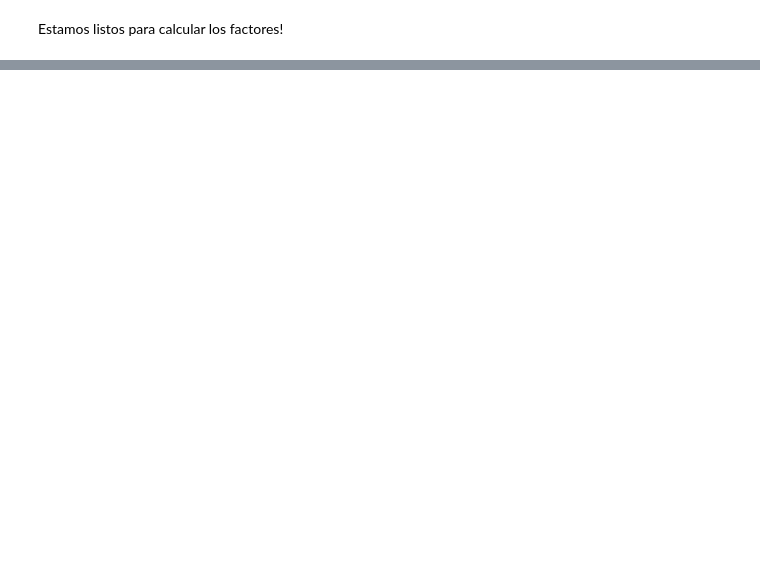
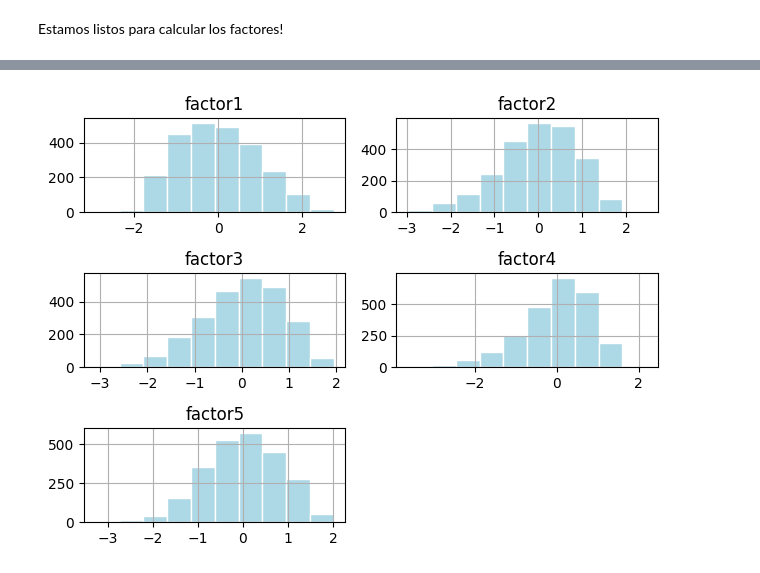
Before and after one commit to JhonZafra/Statistic_Concepts, a Jupyter notebook: SemanaXIII/FactorAnalysis.ipynb, the cells around one changed output, grey strips where cells are left out. Saved outputs shown, nothing was run; the diff lists cells and outputs as text; code cells hidden in the pictures; blank space fills up the shorter version.

```diff
--- a/SemanaXIII/FactorAnalysis.ipynb
+++ b/SemanaXIII/FactorAnalysis.ipynb
@@ -217,0 +349,5 @@ Estamos listos para calcular los factores!
+# %%
+fa= FactorAnalyzer(n_factors = 5, rotation = 'varimax')
+fa.fit(df0)
+loadings = fa.loadings_
+loadings
@@ -217,0 +372,3 @@ Estamos listos para calcular los factores!
+# %%
+factores = [ 'factor'+str(n + 1) for n in range(5)]
+factores
@@ -217,0 +427,4 @@ Estamos listos para calcular los factores!
+# %%
+data_t = pd.DataFrame(fa.transform(df0))
+data_t.columns = factores
+data_t
@@ -217,0 +445,6 @@ Estamos listos para calcular los factores!
+# %%
+data_t.hist(color = 'lightblue', edgecolor = 'white')
+plt.tight_layout()
+plt.show()
+# %% [output]
+[figure, added]
```
Also changed, not shown: parts of 31 cells of this notebook.
